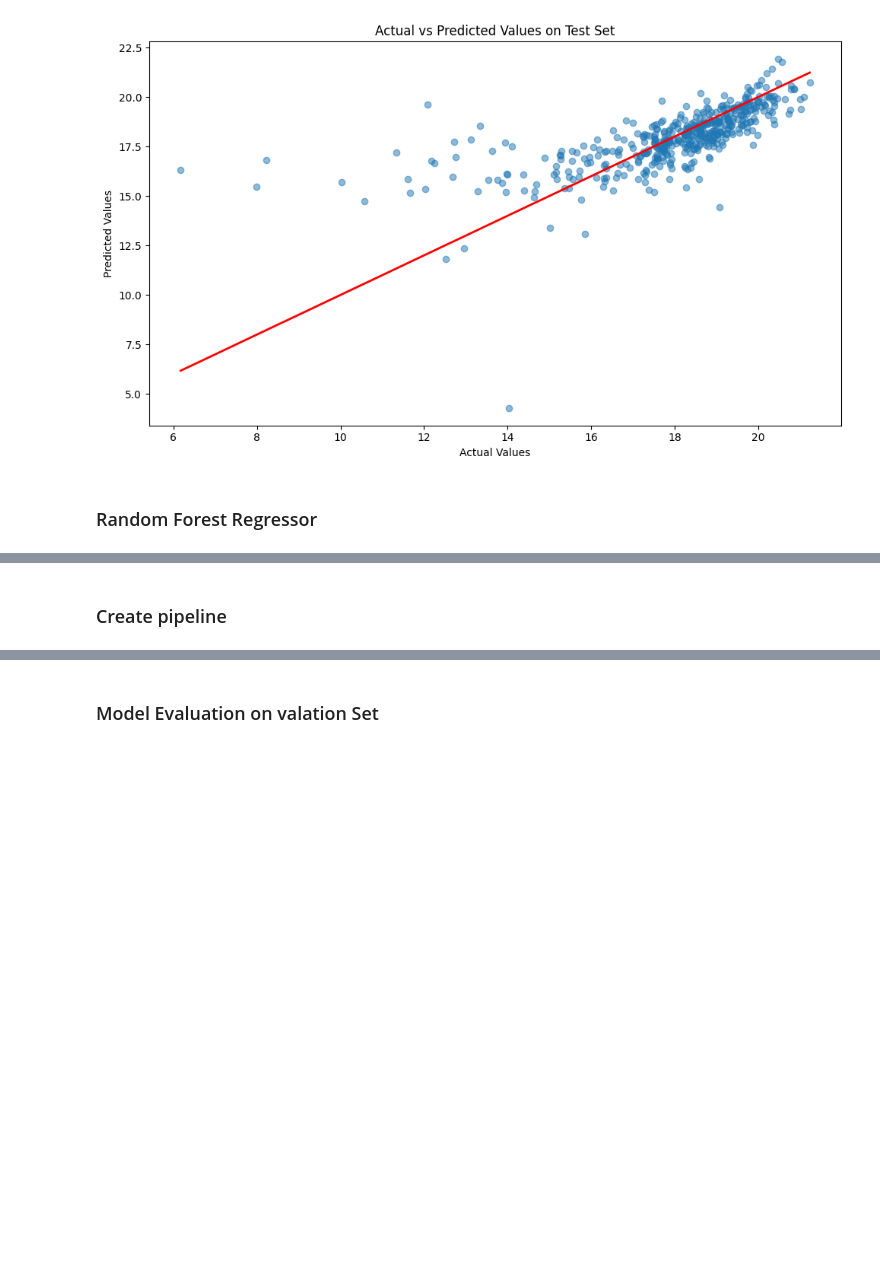
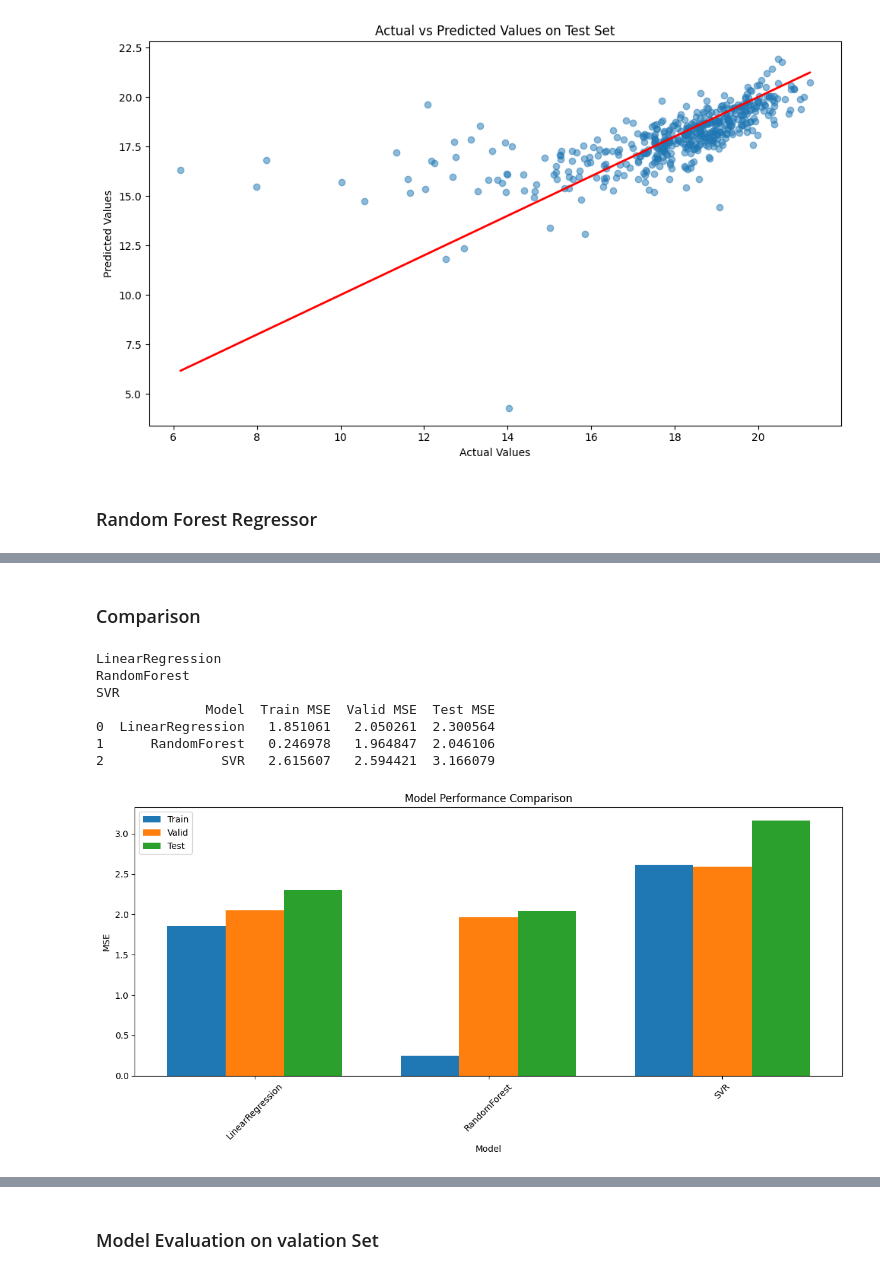
Before and after one commit to minhnhat-nguyen/HCMUS-Movie-Analytics, a Jupyter notebook: notebook/Worldwide_revenue_model.ipynb, the cells around one changed output, grey strips where cells are left out. Cells and saved outputs as stored; diff of their text form; code cells hidden in the pictures; blank space fills up the shorter version.

```diff
--- a/notebook/Worldwide_revenue_model.ipynb
+++ b/notebook/Worldwide_revenue_model.ipynb
@@ -284,3 +307,53 @@ MAE: 1.0801
 [figure]
-# %% [markdown]
-### Create pipeline
+# %% [markdown]
+### Comparison
+# %%
+models = {
+    'LinearRegression': lr_model,
+    'RandomForest': rf_model,
+    'SVR': svr_model
+}
+
+results = []
+for name, model in models.items():
+    model.fit(X_train, y_train)
+
+    train_pred = model.predict(X_train)
+    valid_pred = model.predict(X_val)
+    test_pred = model.predict(X_test)
+
+    results.append({
+        'Model': name,
+        'Train MSE': mean_squared_error(y_train, train_pred),
+        'Valid MSE': mean_squared_error(y_val, valid_pred),
+        'Test MSE': mean_squared_error(y_test, test_pred)
+    })
+
+results_df = pd.DataFrame(results)
+print(results_df)
+
+plt.figure(figsize=(12, 6))
+x = np.arange(len(results_df['Model']))
+width = 0.25
+
+plt.bar(x - width, results_df['Train MSE'], width, label='Train')
+plt.bar(x, results_df['Valid MSE'], width, label='Valid')
+plt.bar(x + width, results_df['Test MSE'], width, label='Test')
+
+plt.xlabel('Model')
+plt.ylabel('MSE')
+plt.title('Model Performance Comparison')
+plt.xticks(x, results_df['Model'], rotation=45)
+plt.legend()
+
+plt.tight_layout()
+plt.show()
+# %% [output]
+LinearRegression
+RandomForest
+SVR
+              Model  Train MSE  Valid MSE  Test MSE
+0  LinearRegression   1.851061   2.050261  2.300564
+1      RandomForest   0.246978   1.964847  2.046106
+2               SVR   2.615607   2.594421  3.166079
+[figure, added]
```
Also changed, not shown: parts of 22 cells of this notebook.
